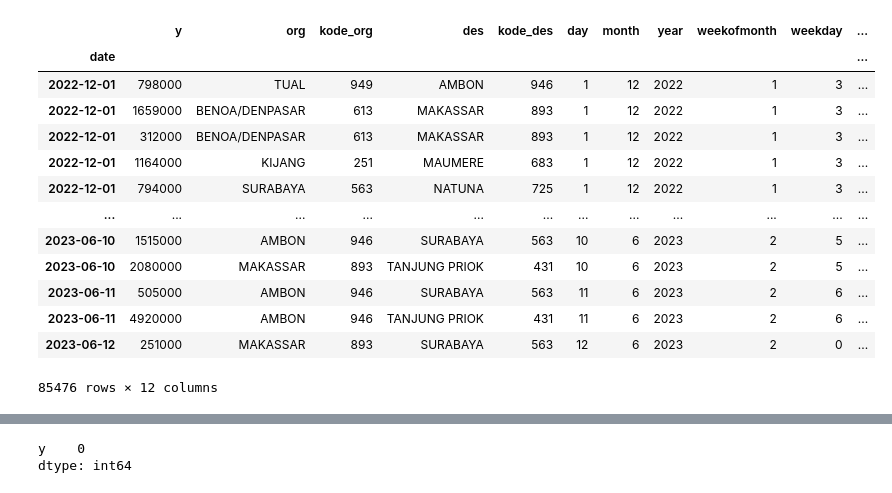
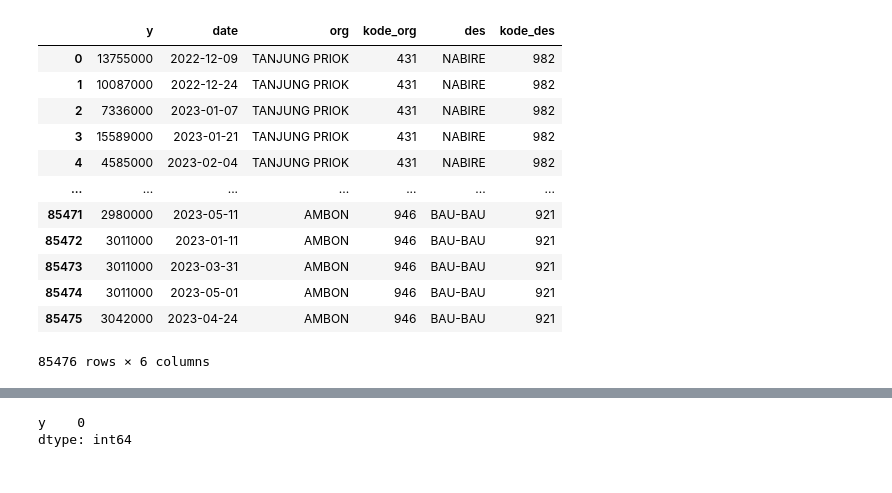
Before and after one commit to JstKhalid/Revenue-Regression, a Jupyter notebook: RNNWeeklyPassenger.ipynb, the cells around one changed output, grey strips where cells are left out. Drawn from its saved outputs; the diff is of its cells as text; code cells hidden in the pictures.

```diff
--- a/RNNWeeklyPassenger.ipynb
+++ b/RNNWeeklyPassenger.ipynb
@@ -31,40 +32,27 @@ plt.rcParams['lines.linewidth'] = 1.5
 # %%
 df = pd.read_excel("D://Khalid//Magang//PELNI_RevenueRegression//Revenue-Regression//RevenuePessengerDaily.xlsx")
 df = df.rename(columns={'tanggal': 'date'})
 df['date'] = pd.to_datetime(df['date'], format='%Y-%m-%d')
 df = df.rename(columns={'penghasilan_penumpang': 'y'}) #RENAME KOLOM REVENUE MENJADI y
 
-#ADD features (year, month, week of year, week of month)
-#Split the date into different components
-df['day'] = df['date'].dt.day
-df['month'] = df['date'].dt.month
-df['year'] = df['date'].dt.year
-df['weekofmonth'] = df['date'].apply(lambda d: (d.day - 1) // 7 + 1)
-df['weekday'] = df['date'].dt.weekday
-df['hijri'] = df['date'].apply(lambda d: convert.Gregorian(d.year, d.month, d.day).to_hijri())
-df['hijri_month'] = df['hijri'].apply(lambda h: h.month)
-df['hijri_day'] = df['hijri'].apply(lambda h: h.day)
-
 # Drop the original date column
 # df = df.drop('date', axis=1)
-df = df.set_index('date')
-df = df.sort_index()
-df = df.drop('hijri', axis =1 )
+# df = df.set_index('date')
+# df = df.sort_index()
 
 df
 # %% [output]
-|  | y | org | kode_org | des | kode_des | day | month | year | weekofmonth | weekday | ... |
-| date |  |  |  |  |  |  |  |  |  |  | ... |
-| 2022-12-01 | 798000 | TUAL | 949 | AMBON | 946 | 1 | 12 | 2022 | 1 | 3 | ... |
-| 2022-12-01 | 1659000 | BENOA/DENPASAR | 613 | MAKASSAR | 893 | 1 | 12 | 2022 | 1 | 3 | ... |
-| 2022-12-01 | 312000 | BENOA/DENPASAR | 613 | MAKASSAR | 893 | 1 | 12 | 2022 | 1 | 3 | ... |
-| 2022-12-01 | 1164000 | KIJANG | 251 | MAUMERE | 683 | 1 | 12 | 2022 | 1 | 3 | ... |
-| 2022-12-01 | 794000 | SURABAYA | 563 | NATUNA | 725 | 1 | 12 | 2022 | 1 | 3 | ... |
-| ... | ... | ... | ... | ... | ... | ... | ... | ... | ... | ... | ... |
-| 2023-06-10 | 1515000 | AMBON | 946 | SURABAYA | 563 | 10 | 6 | 2023 | 2 | 5 | ... |
-| 2023-06-10 | 2080000 | MAKASSAR | 893 | TANJUNG PRIOK | 431 | 10 | 6 | 2023 | 2 | 5 | ... |
-| 2023-06-11 | 505000 | AMBON | 946 | SURABAYA | 563 | 11 | 6 | 2023 | 2 | 6 | ... |
-| 2023-06-11 | 4920000 | AMBON | 946 | TANJUNG PRIOK | 431 | 11 | 6 | 2023 | 2 | 6 | ... |
-| 2023-06-12 | 251000 | MAKASSAR | 893 | SURABAYA | 563 | 12 | 6 | 2023 | 2 | 0 | ... |
+|  | y | date | org | kode_org | des | kode_des |
+| 0 | 13755000 | 2022-12-09 | TANJUNG PRIOK | 431 | NABIRE | 982 |
+| 1 | 10087000 | 2022-12-24 | TANJUNG PRIOK | 431 | NABIRE | 982 |
+| 2 | 7336000 | 2023-01-07 | TANJUNG PRIOK | 431 | NABIRE | 982 |
+| 3 | 15589000 | 2023-01-21 | TANJUNG PRIOK | 431 | NABIRE | 982 |
+| 4 | 4585000 | 2023-02-04 | TANJUNG PRIOK | 431 | NABIRE | 982 |
+| ... | ... | ... | ... | ... | ... | ... |
+| 85471 | 2980000 | 2023-05-11 | AMBON | 946 | BAU-BAU | 921 |
+| 85472 | 3011000 | 2023-01-11 | AMBON | 946 | BAU-BAU | 921 |
+| 85473 | 3011000 | 2023-03-31 | AMBON | 946 | BAU-BAU | 921 |
+| 85474 | 3011000 | 2023-05-01 | AMBON | 946 | BAU-BAU | 921 |
+| 85475 | 3042000 | 2023-04-24 | AMBON | 946 | BAU-BAU | 921 |
-85476 rows × 12 columns
+85476 rows × 6 columns
 # %%
```
Also changed, not shown: parts of 20 cells of this notebook.
